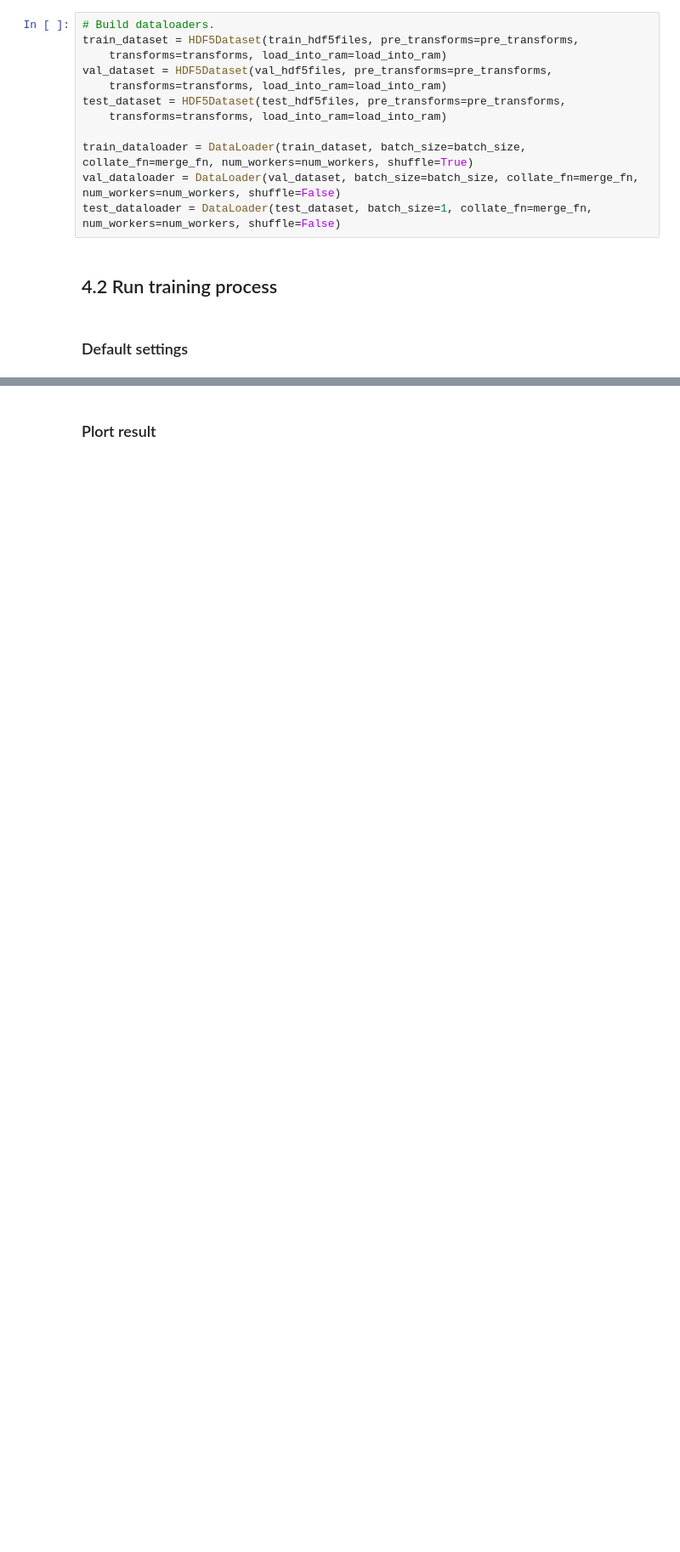
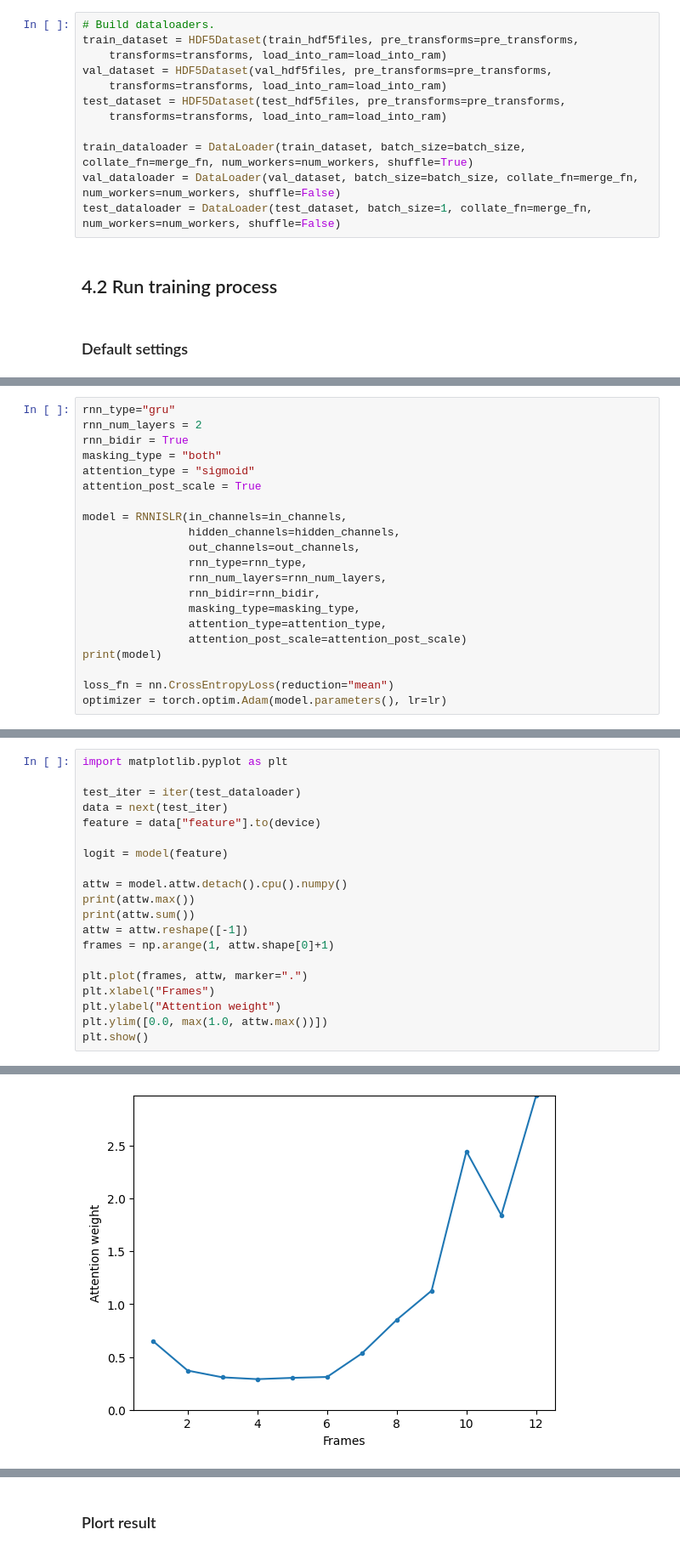
Before and after one commit to takayama-rado/trado_samples, a Jupyter notebook: colab_files/gislr_simple_attention.ipynb, the cells around one changed output, grey strips where cells are left out. Shown: that part at 85% size. Cells and saved outputs as stored; diff of their text form; blank space fills up the shorter version.

```diff
--- a/colab_files/gislr_simple_attention.ipynb
+++ b/colab_files/gislr_simple_attention.ipynb
@@ -570,0 +670,21 @@ Maximum accuracy:78.5 at 35 epoch.
+# %%
+rnn_type="gru"
+rnn_num_layers = 2
+rnn_bidir = True
+masking_type = "both"
+attention_type = "sigmoid"
+attention_post_scale = True
+
+model = RNNISLR(in_channels=in_channels,
+                hidden_channels=hidden_channels,
+                out_channels=out_channels,
+                rnn_type=rnn_type,
+                rnn_num_layers=rnn_num_layers,
+                rnn_bidir=rnn_bidir,
+                masking_type=masking_type,
+                attention_type=attention_type,
+                attention_post_scale=attention_post_scale)
+print(model)
+
+loss_fn = nn.CrossEntropyLoss(reduction="mean")
+optimizer = torch.optim.Adam(model.parameters(), lr=lr)
@@ -570,0 +749,21 @@ Maximum accuracy:78.5 at 35 epoch.
+# %%
+import matplotlib.pyplot as plt
+
+test_iter = iter(test_dataloader)
+data = next(test_iter)
+feature = data["feature"].to(device)
+
+logit = model(feature)
+
+attw = model.attw.detach().cpu().numpy()
+print(attw.max())
+print(attw.sum())
+attw = attw.reshape([-1])
+frames = np.arange(1, attw.shape[0]+1)
+
+plt.plot(frames, attw, marker=".")
+plt.xlabel("Frames")
+plt.ylabel("Attention weight")
+plt.ylim([0.0, max(1.0, attw.max())])
+plt.show()
+# %% [output]
@@ -570,0 +772 @@ Maximum accuracy:78.5 at 35 epoch.
+[figure, added]
```
Also changed, not shown: parts of 46 cells of this notebook.
